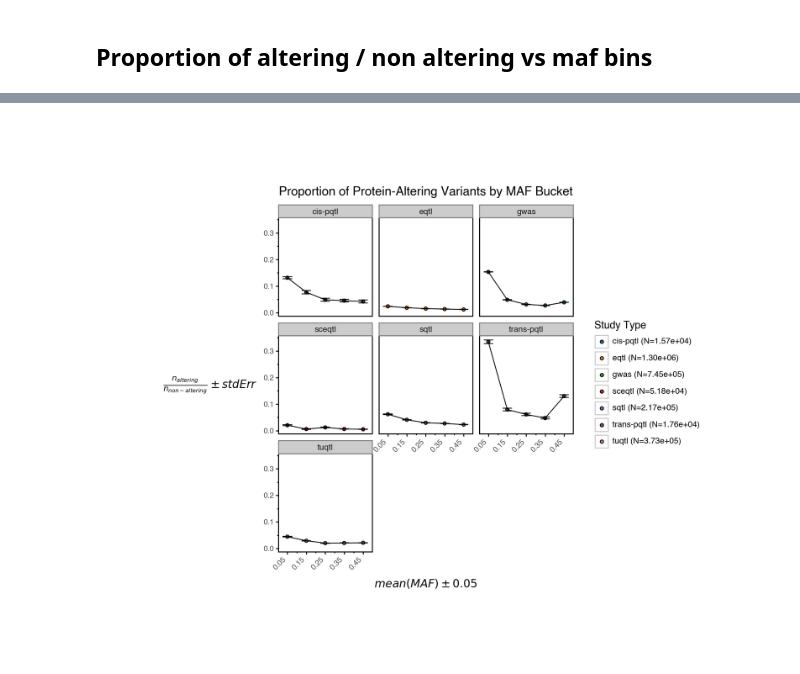
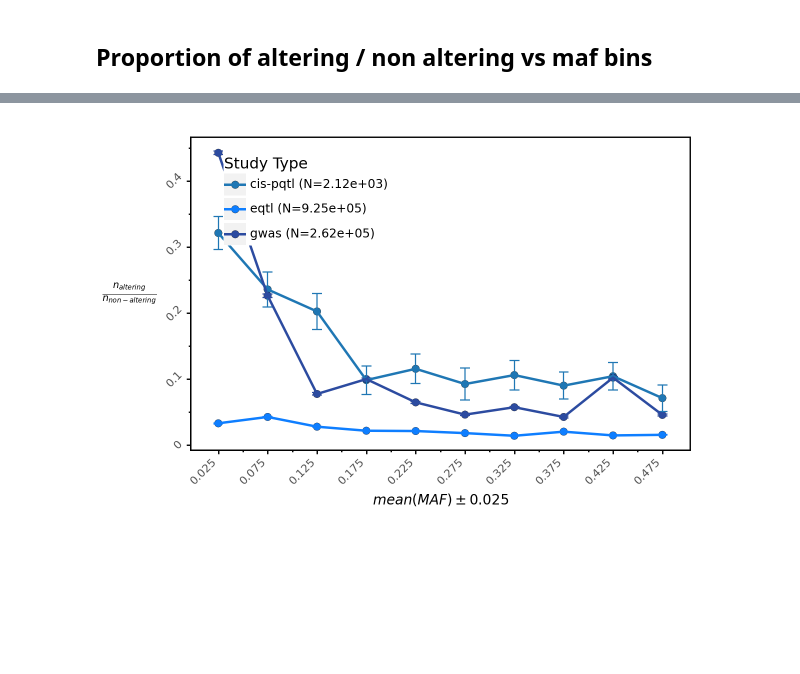
Before and after one commit to opentargets/Gentropy-manuscript, a Jupyter notebook: chapters/in_silico_effect_prediction/04_variant_functional_consequence.ipynb, the cells around one changed output, grey strips where cells are left out. Cells and saved outputs as stored; diff of their text form; code cells hidden in the pictures; blank space fills up the shorter version.

Commit message:
chore: patch plots

```diff
--- a/chapters/in_silico_effect_prediction/04_variant_functional_consequence.ipynb
+++ b/chapters/in_silico_effect_prediction/04_variant_functional_consequence.ipynb
@@ -18,4 +23,4 @@ from manuscript_methods.datasets import LeadVariantEffect
 # %%
 session = Session(extended_spark_conf={"spark.driver.memory": "40G"})
-lead_maf_dataset_path = "../../data/lead-maf-vep"
+lead_maf_dataset_path = "../../data/filtered_lead_variant_effect_replicated"
 # %% [output]
@@ -35,5 +40,5 @@ dataset = dataset_maf.effect_size_filter().maf_filter()
 # %%
-maf_vep_dataset = dataset.df.select(
+maf_vep_dataset = dataset_maf.df.select(
     "variantId",
     "leadVariantConsequence.*",
     "studyStatistics.studyType",
@@ -76,11 +67,10 @@ def calculate_protein_altering_proportion(vep_score: Column, threshold: float =
 # %% [markdown]
 ## Proportion of altering / non altering vs maf bins
 # %%
-PRECISION = 10  # Needs to be the power of 10
-PRECISION_FACTOR = len(str(PRECISION)) - 1  # Number of digits in the precision factor
+PRECISION = 20  # Needs to be the power of 10
+PRECISION_FACTOR = len(str(PRECISION))  # Number of digits in the precision factor
 upper_limit = f.ceil(f.col("value") * PRECISION) / PRECISION
 lower_limit = f.floor(f.col("value") * PRECISION) / PRECISION
-
 bucket_dataset = (
     maf_vep_dataset.withColumns(
         {
@@ -93,6 +83,13 @@ bucket_dataset = (
     .withColumn("midPoint", f.round((f.col("minRange") + f.col("maxRange")) / 2, PRECISION_FACTOR + 1))
     .withColumn("bucket", f.concat(f.col("minRange"), f.lit("-"), f.col("maxRange")))
     .withColumn("vepProportion", calculate_protein_altering_proportion(f.col("consequenceScore")))
+    .withColumn(
+        "meanAbsEstimatedBeta", f.mean(f.abs(f.col("estimatedBeta"))).over(Window.partitionBy("bucket", "studyType"))
+    )
+    .withColumn(
+        "stddevAbsEstimatedBeta",
+        f.stddev(f.abs(f.col("estimatedBeta"))).over(Window.partitionBy("bucket", "studyType")),
+    )
     .orderBy("bucket")
     .select(
         "variantId",
@@ -105,7 +102,7 @@ bucket_dataset = (
         "minRange",
         "maxRange",
         "midPoint",
+        "stddevAbsEstimatedBeta",
+        "meanAbsEstimatedBeta",
     )
 )
-
-bucket_dataset.filter(f.col("value") == 0.5).show(truncate=False)
@@ -155,54 +111,57 @@ data
 # %%
 study_type_totals = data.groupby("studyType")["totalInBucket"].sum()
 totals_map = {cat: f"{cat} (N={study_type_totals[cat]:.2e})" for cat in study_type_totals.index}
+data["totals"] = data["studyType"].map(totals_map)
+labels = data.drop_duplicates(subset=["studyType", "totals"])
 REM = 10
+breaks = [x for x in data["midPoint"].unique()]
+print(breaks)
 plot = (
     pn.ggplot(
         data,
-        pn.aes(
-            x="midPoint",
-            y="alteringNonAlteringProportionInBucket",
-            fill="studyType",
-        ),
+        pn.aes(x="midPoint", y="alteringNonAlteringProportionInBucket", fill="studyType"),
     )
-    + pn.geom_point()
+    # + pn.geom_col(position="dodge")
+    + pn.geom_point(pn.aes(fill="studyType"), stroke=0.1, size=3)
     + pn.geom_errorbar(
         pn.aes(
             ymin="alteringNonAlteringProportionInBucket - stdErr",
             ymax="alteringNonAlteringProportionInBucket + stdErr",
+            x="midPoint",
+            color="studyType",
         ),
-        width=0.05,
+        width=0.01,
+        # position=pn.position_dodge(width=0.9),
     )
-    + pn.theme_bw()
     + pn.labs(
-        title="Proportion of Protein-Altering Variants by MAF Bucket",
-        x=r"$mean(MAF)\pm{0.05}$",
-        y=r"$\frac{n_{altering}}{n_{non-altering}}\pm{stdErr}$ ",
+        # title="Proportion of lead variant effects in replicated credible sets",
+        x=r"$mean(MAF)\pm{0.025}$",
+        y=r"$\frac{n_{altering}}{n_{non-altering}}$ ",
+    )
+    + OpenTargetsTheme.theme
+    # Remove the legend
+    # + pn.theme(legend_position="none")
+    # + pn.facet_wrap(nrow=3, facets="studyType", scales="free_y")
+    + pn.geom_line(
+        pn.aes(x="midPoint", y="alteringNonAlteringProportionInBucket", group="studyType", color="studyType"),
+        size=1,
+    )
+    + pn.theme(figure_size=(6, 4))
+    + pn.scale_fill_manual(
+        values=["#1f77b4", "#0e7eff", "#2c4ba0"],
+        name="Study Type",
+        labels=totals_map,
+    )
+    + pn.scale_color_manual(
+        values=["#1f77b4", "#0e7eff", "#2c4ba0"],
+        name="Study Type",
+        labels=totals_map,
     )
     + pn.scale_x_continuous(
         breaks=[x for x in data["midPoint"].unique()],
         labels=[x for x in data["midPoint"].unique()],
     )
-    + pn.theme(
-        figure_size=(10, 8),  # ~85mm wide
-        axis_title_x=pn.element_text(size=REM * 1.2, family="sans-serif"),
-        axis_text=pn.element_text(size=REM * 0.8, family="sans-serif"),
-        axis_title_y=pn.element_text(size=REM * 1.2, family="sans-serif", rotation=0, vjust=0.5),
-        axis_text_x=pn.element_text(rotation=45, hjust=1),
-        axis_ticks=pn.element_line(color="black"),
-        axis_line=pn.element_line(color="black"),
-        panel_background=pn.element_rect(fill="white"),
-        panel_border=pn.element_rect(color="black", fill=None),
-        panel_grid=pn.element_blank(),
-        plot_margin=0.1,
-    )
-    + pn.facet_wrap(nrow=3, ncol=3, facets="studyType")
-    + pn.geom_line()
-    + pn.scale_fill_manual(
-        values=["#1f77b4", "#ff7f0e", "#2ca02c", "#d62728", "#9467bd", "#8c564b", "#e377c2", "#7f7f7f", "#bcbd22"],
-        name="Study Type",
-        labels=totals_map,
-    )
+    + pn.theme(legend_position=(0.35, 0.80), legend_direction="vertical")
 )
 plot
 # %% [output]
@@ -209 +169 @@ plot
-[figure, old version]
+[figure, new version]
```
Also changed, not shown: parts of 32 cells of this notebook, 24 other files.
